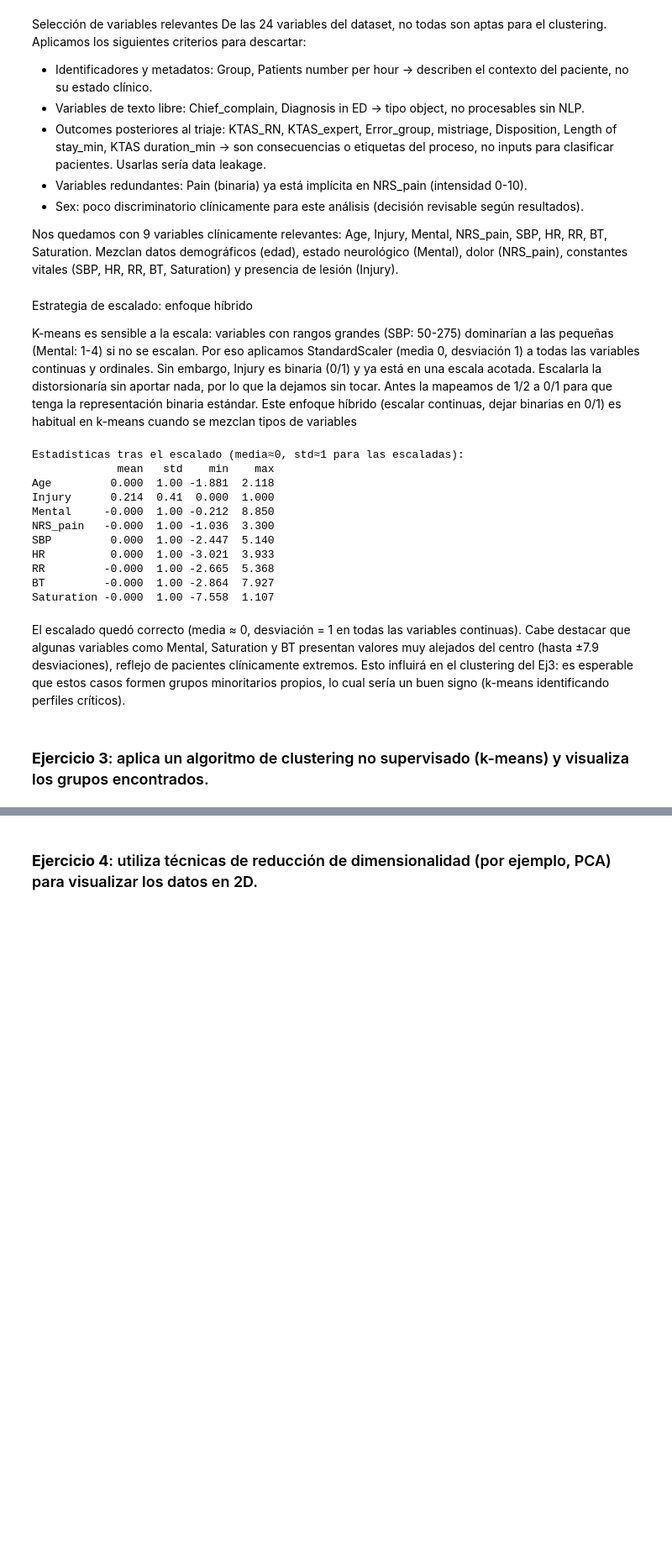
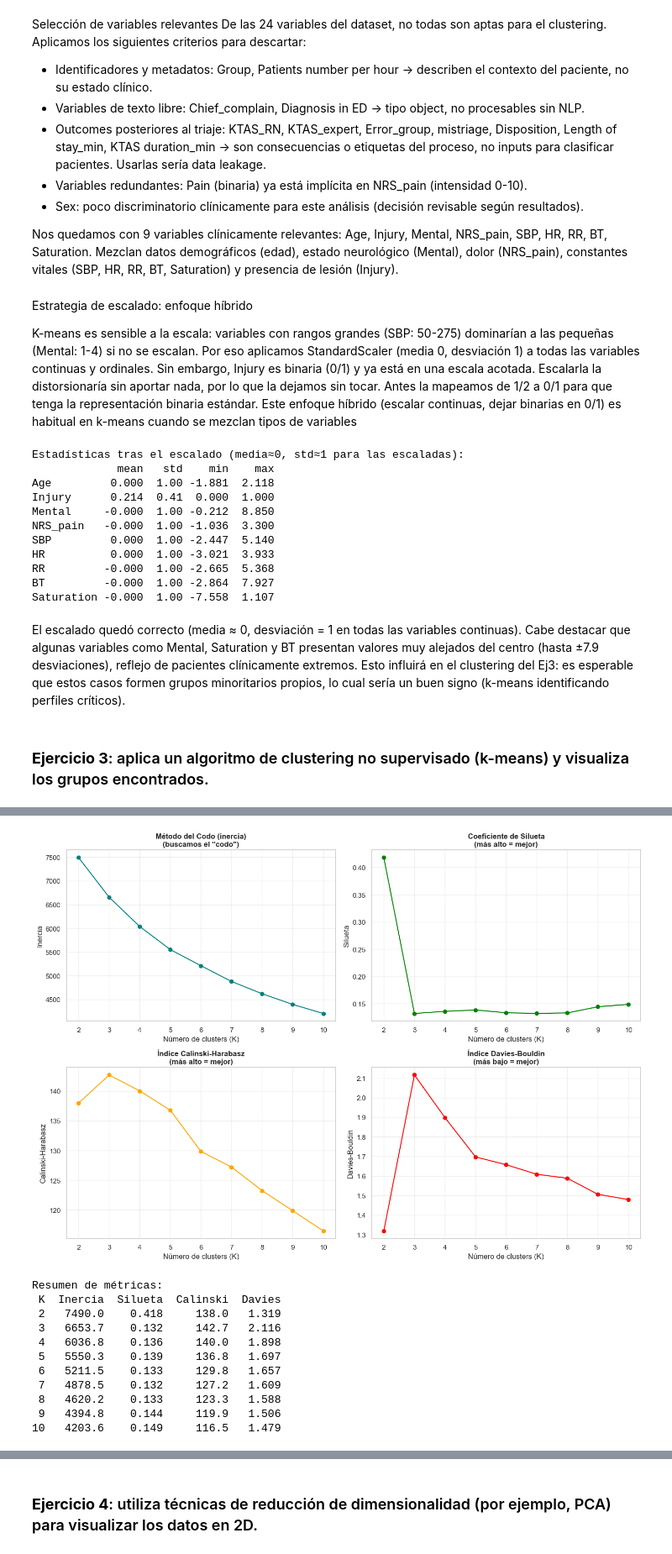
Before and after one commit to alex-rubino-fernandez/machine-learning-activities, a Jupyter notebook: act3-emergency-triage-clustering/gcd_aa2_act3_grupo_alexrubino.ipynb, the cells around one changed output, grey strips where cells are left out. Shown at 84% size. Drawn from its saved outputs; the diff is of its cells as text; code cells hidden in the pictures; blank space fills up the shorter version.

```diff
--- a/act3-emergency-triage-clustering/gcd_aa2_act3_grupo_alexrubino.ipynb
+++ b/act3-emergency-triage-clustering/gcd_aa2_act3_grupo_alexrubino.ipynb
@@ -807,0 +815,74 @@ El escalado quedó correcto (media ≈ 0, desviación = 1 en todas las variables
+# %%
+from sklearn.cluster import KMeans
+from sklearn.metrics import silhouette_score, calinski_harabasz_score, davies_bouldin_score
+
+# Probaremos k entre 2 y 10
+rango_k = range(2, 11)
+inercia = []
+silhouette = []
+calinski = []
+davies = []
+
+for k in rango_k:
+    kmeans = KMeans(n_clusters=k, random_state=42, n_init=10)
+    etiquetas = kmeans.fit_predict(X_hibrido)
+
+    inercia.append(kmeans.inertia_)
+    silhouette.append(silhouette_score(X_hibrido, etiquetas))
+    calinski.append(calinski_harabasz_score(X_hibrido, etiquetas))
+    davies.append(davies_bouldin_score(X_hibrido, etiquetas))
+
+# Panel de 4 gráficos
+fig, axs = plt.subplots(2, 2, figsize=(14, 10))
+
+axs[0, 0].plot(rango_k, inercia, marker='o', color='teal')
+axs[0, 0].set_title('Método del Codo (inercia)\n(buscamos el "codo")', fontweight='bold')
+axs[0, 0].set_xlabel('Número de clusters (K)')
+axs[0, 0].set_ylabel('Inercia')
+axs[0, 0].set_xticks(rango_k); axs[0, 0].grid(alpha=0.3)
+
+axs[0, 1].plot(rango_k, silhouette, marker='o', color='green')
+axs[0, 1].set_title('Coeficiente de Silueta\n(más alto = mejor)', fontweight='bold')
+axs[0, 1].set_xlabel('Número de clusters (K)')
+axs[0, 1].set_ylabel('Silueta')
+axs[0, 1].set_xticks(rango_k); axs[0, 1].grid(alpha=0.3)
+
+axs[1, 0].plot(rango_k, calinski, marker='o', color='orange')
+axs[1, 0].set_title('Índice Calinski-Harabasz\n(más alto = mejor)', fontweight='bold')
+axs[1, 0].set_xlabel('Número de clusters (K)')
+axs[1, 0].set_ylabel('Calinski-Harabasz')
+axs[1, 0].set_xticks(rango_k); axs[1, 0].grid(alpha=0.3)
+
+axs[1, 1].plot(rango_k, davies, marker='o', color='red')
+axs[1, 1].set_title('Índice Davies-Bouldin\n(más bajo = mejor)', fontweight='bold')
+axs[1, 1].set_xlabel('Número de clusters (K)')
+axs[1, 1].set_ylabel('Davies-Bouldin')
+axs[1, 1].set_xticks(rango_k); axs[1, 1].grid(alpha=0.3)
+
+plt.tight_layout()
+plt.show()
+
+# Tabla resumen
+import pandas as pd
+resumen = pd.DataFrame({
+    'K': list(rango_k),
+    'Inercia': [round(x, 1) for x in inercia],
+    'Silueta': [round(x, 3) for x in silhouette],
+    'Calinski': [round(x, 1) for x in calinski],
+    'Davies': [round(x, 3) for x in davies]
+})
+print("Resumen de métricas:")
+print(resumen.to_string(index=False))
+# %% [output]
+[figure, added]
+Resumen de métricas:
+ K  Inercia  Silueta  Calinski  Davies
+ 2   7490.0    0.418     138.0   1.319
+ 3   6653.7    0.132     142.7   2.116
+ 4   6036.8    0.136     140.0   1.898
+ 5   5550.3    0.139     136.8   1.697
+ 6   5211.5    0.133     129.8   1.657
+ 7   4878.5    0.132     127.2   1.609
+ 8   4620.2    0.133     123.3   1.588
+ 9   4394.8    0.144     119.9   1.506
+10   4203.6    0.149     116.5   1.479
```
Also changed, not shown: parts of 21 cells of this notebook, 1 other file.
